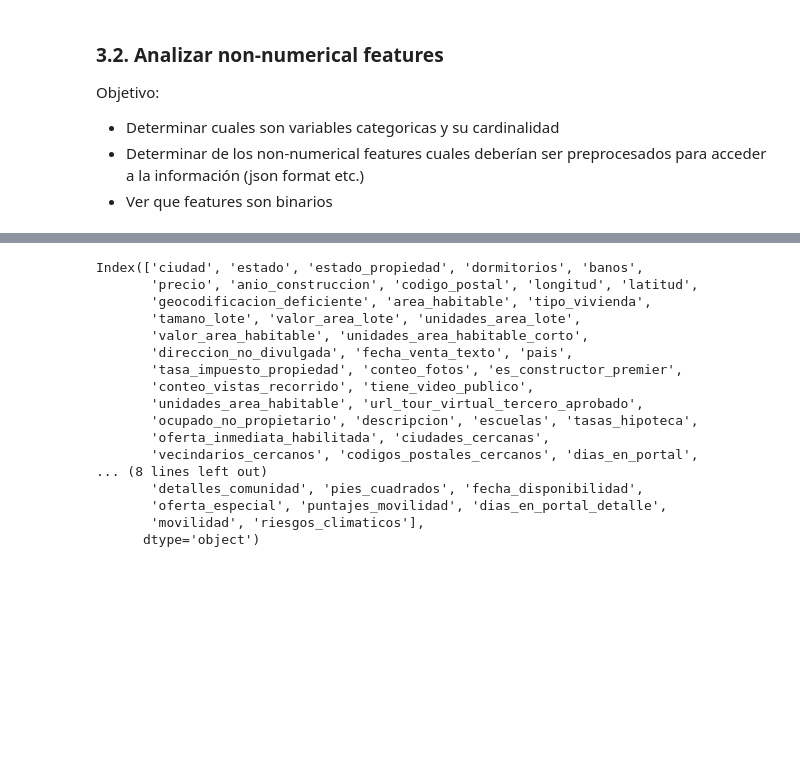
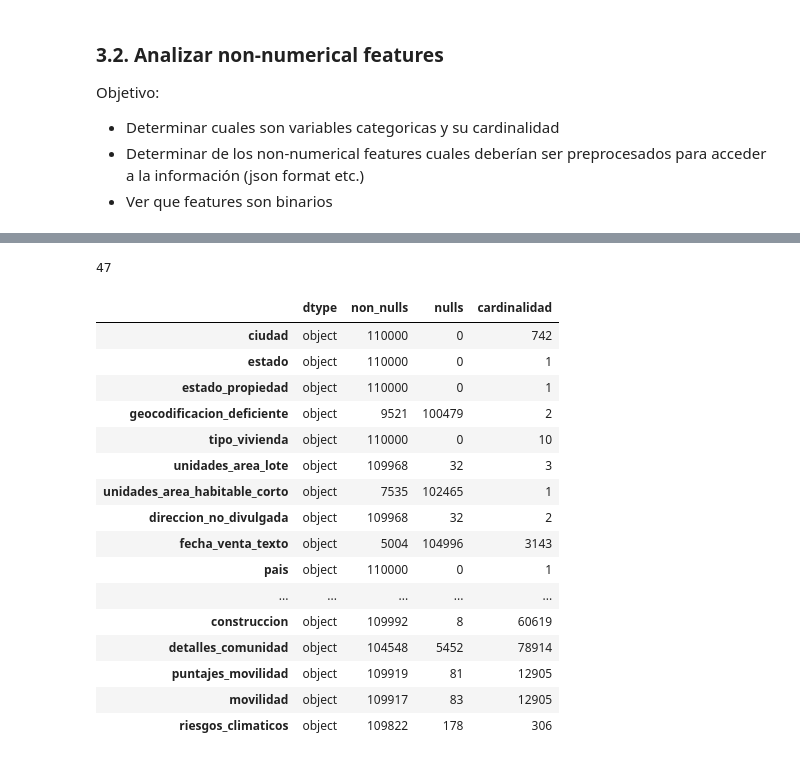
Before and after one commit to rolosa10/proyecto_hc, a Jupyter notebook: notebooks/proyecto.ipynb, the cells around one changed output, grey strips where cells are left out. Saved outputs shown, nothing was run; the diff lists cells and outputs as text; code cells hidden in the pictures; blank space fills up the shorter version.

Commit message:
update data imputation and analysis

```diff
--- a/notebooks/proyecto.ipynb
+++ b/notebooks/proyecto.ipynb
@@ -135,3 +159,12 @@ divmod(len(numerical_FEATURES),2)
+# %%
+# Se puede ver que en algunos casos es NaN en ambos y en otro no. En los casos en los que sean nan ambos estableceremos el valor a 0.
+# En los otros casos cogeremos el valor que no sea NaN. Lo mismo para test_df.
+
+train_df['dias_en_portal'] = train_df['dias_en_portal'].fillna(train_df['dias_en_portal_detalle'])
+test_df['dias_en_portal'] = test_df['dias_en_portal'].fillna(test_df['dias_en_portal_detalle'])
+
+train_df['dias_en_portal'] = train_df['dias_en_portal'].fillna(0)
+test_df['dias_en_portal'] = test_df['dias_en_portal'].fillna(0)
 # %% [markdown]
 Como puede observarse en los gráficos hay muchos features skewed, por ejemplo:
 
@@ -177,20 +192,33 @@ train_df[[f for f in train_df.columns if f not in numerical_FEATURES + FEATURES2
-# %%
-train_df.columns
-# %% [output]
-Index(['ciudad', 'estado', 'estado_propiedad', 'dormitorios', 'banos',
-       'precio', 'anio_construccion', 'codigo_postal', 'longitud', 'latitud',
-       'geocodificacion_deficiente', 'area_habitable', 'tipo_vivienda',
-       'tamano_lote', 'valor_area_lote', 'unidades_area_lote',
-       'valor_area_habitable', 'unidades_area_habitable_corto',
-       'direccion_no_divulgada', 'fecha_venta_texto', 'pais',
-       'tasa_impuesto_propiedad', 'conteo_fotos', 'es_constructor_premier',
-       'conteo_vistas_recorrido', 'tiene_video_publico',
-       'unidades_area_habitable', 'url_tour_virtual_tercero_aprobado',
-       'ocupado_no_propietario', 'descripcion', 'escuelas', 'tasas_hipoteca',
-       'oferta_inmediata_habilitada', 'ciudades_cercanas',
-       'vecindarios_cercanos', 'codigos_postales_cercanos', 'dias_en_portal',
-... (8 lines left out)
-       'detalles_comunidad', 'pies_cuadrados', 'fecha_disponibilidad',
-       'oferta_especial', 'puntajes_movilidad', 'dias_en_portal_detalle',
-       'movilidad', 'riesgos_climaticos'],
-      dtype='object')
+# %%
+non_numerical_FEATURES = [f for f in train_df.columns if f not in numerical_FEATURES + FEATURES2DROP + [TARGET]]
+len(non_numerical_FEATURES)
+# %% [output]
+47
+# %%
+def info_con_cardinalidad(df):
+    return pd.DataFrame({
+        "dtype": df.dtypes,
+        "non_nulls": df.notnull().sum(),
+        "nulls": df.isnull().sum(),
+        "cardinalidad": df.nunique(dropna=True)
+    })
+# %%
+info_con_cardinalidad(train_df[non_numerical_FEATURES])
+# %% [output]
+|  | dtype | non_nulls | nulls | cardinalidad |
+| ciudad | object | 110000 | 0 | 742 |
+| estado | object | 110000 | 0 | 1 |
+| estado_propiedad | object | 110000 | 0 | 1 |
+| geocodificacion_deficiente | object | 9521 | 100479 | 2 |
+| tipo_vivienda | object | 110000 | 0 | 10 |
+| unidades_area_lote | object | 109968 | 32 | 3 |
+| unidades_area_habitable_corto | object | 7535 | 102465 | 1 |
+| direccion_no_divulgada | object | 109968 | 32 | 2 |
+| fecha_venta_texto | object | 5004 | 104996 | 3143 |
+| pais | object | 110000 | 0 | 1 |
+| ... | ... | ... | ... | ... |
+| construccion | object | 109992 | 8 | 60619 |
+| detalles_comunidad | object | 104548 | 5452 | 78914 |
+| puntajes_movilidad | object | 109919 | 81 | 12905 |
+| movilidad | object | 109917 | 83 | 12905 |
+| riesgos_climaticos | object | 109822 | 178 | 306 |
```
Also changed, not shown: parts of 22 cells of this notebook.
